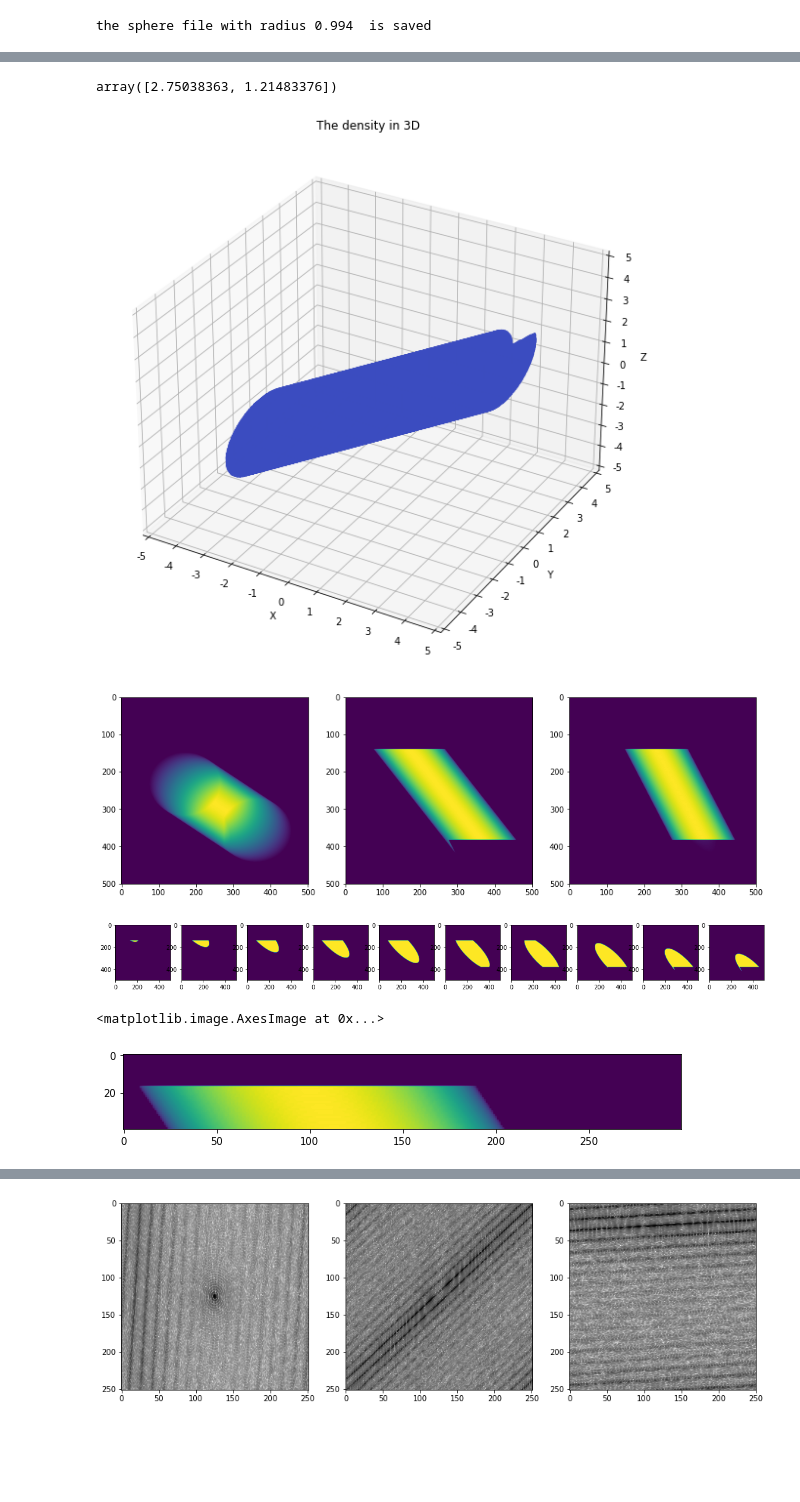
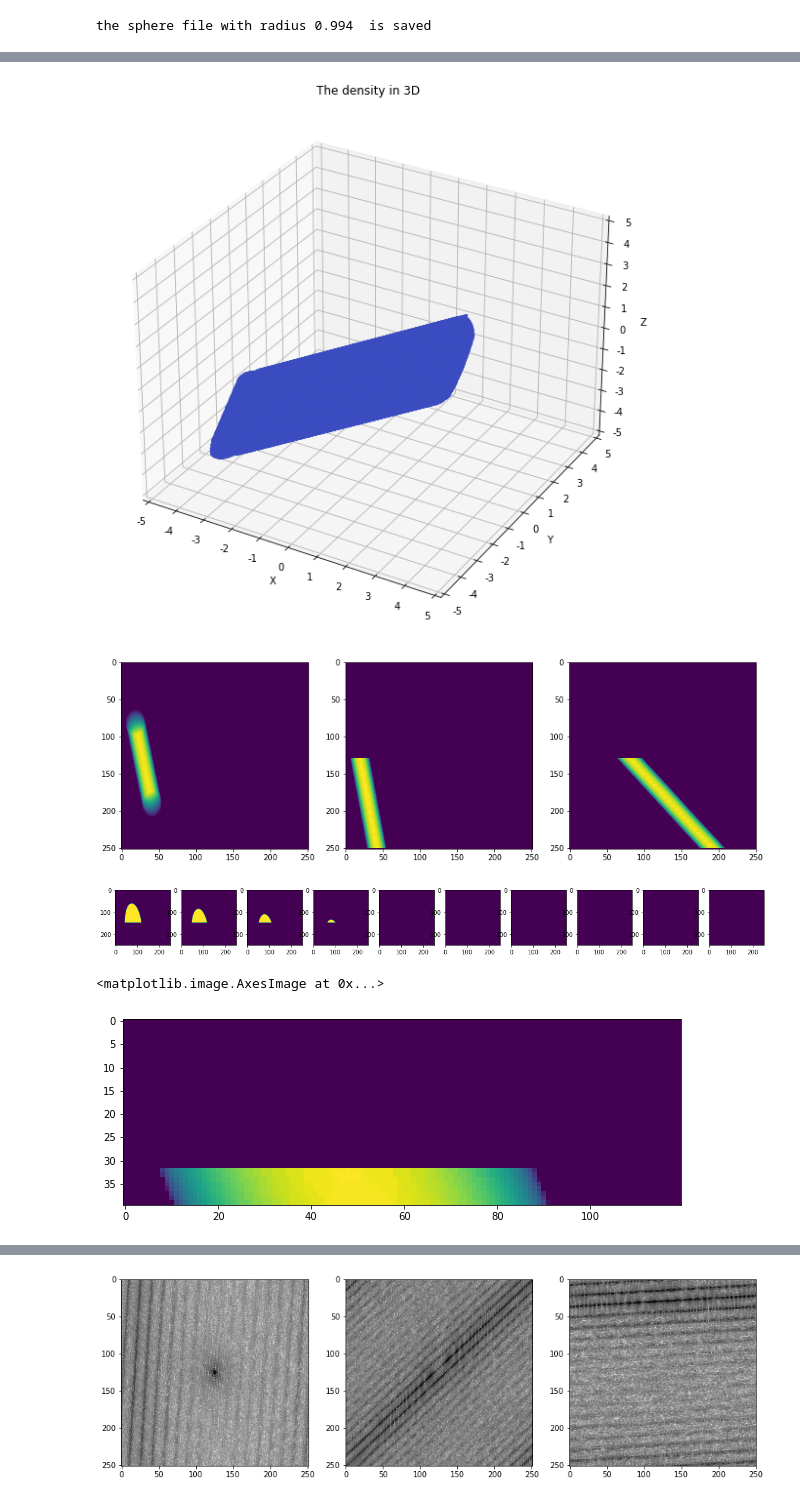
Before and after one commit to sofyalaski/SAXS-simulations, a Jupyter notebook: creating_forms.ipynb, the cells around one changed output, grey strips where cells are left out. Saved outputs shown, nothing was run; the diff lists cells and outputs as text; code cells hidden in the pictures; blank space fills up the shorter version.

```diff
--- a/creating_forms.ipynb
+++ b/creating_forms.ipynb
@@ -89,7 +81,7 @@ the sphere file with radius 0.994  is saved
 from SAXSsimulations import  Sphere, Cylinder
 from SAXSsimulations.plotting import *
 
-simulation = Cylinder(size = 10, nPoints = 301, volFrac = 0.05)
-simulation.place_shape(single = True, rMean = 1.5)
+simulation = Cylinder(size = 10, nPoints = 251, volFrac = 0.05)
+simulation.place_shape(single = True, rMean = 0.5)
 print(simulation.theta, simulation.phi)
 # %% [output]
@@ -99,28 +105,22 @@ TypeError: only integer tensors of a single element can be converted to an index
-# %%
-import numpy as np
-a = np.array([[1,-0.7],[1,-2.264]])
-np.linalg.solve(a,np.array([1.9,0]))
-# %% [output]
-array([2.75038363, 1.21483376])
 # %%
 plot_3D_structure(simulation.density, simulation.grid, realspace=True)
 # %% [output]
-[figure, old version]
+[figure, new version]
 # %%
 #plot_slices(simulation.density, simulation.grid, direction ='y')
 plt_slices_sum(simulation)
 # %% [output]
-[figure, old version]
+[figure, new version]
 # %%
-plot_slices_at_interval(25, 155, simulation, 'y')
+plot_slices_at_interval(10, 100, simulation, 'y')
 # %% [output]
-[figure, old version]
+[figure, new version]
 # %%
 plt.figure(figsize = (10,10))
-plt.imshow(simulation.density.sum(axis=2)[0:40,50:350])
+plt.imshow(simulation.density.sum(axis=2)[0:40,0:120])
 # %% [output]
 <matplotlib.image.AxesImage at 0x...>
-[figure, old version]
+[figure, new version]
 # %%
 simulation.calculate_custom_FTI_3D(device = 'cpu')
 simulation.calculate_torch_FTI_3D(device = 'cpu')
```
Also changed, not shown: parts of 4 cells of this notebook, 1 other file.
